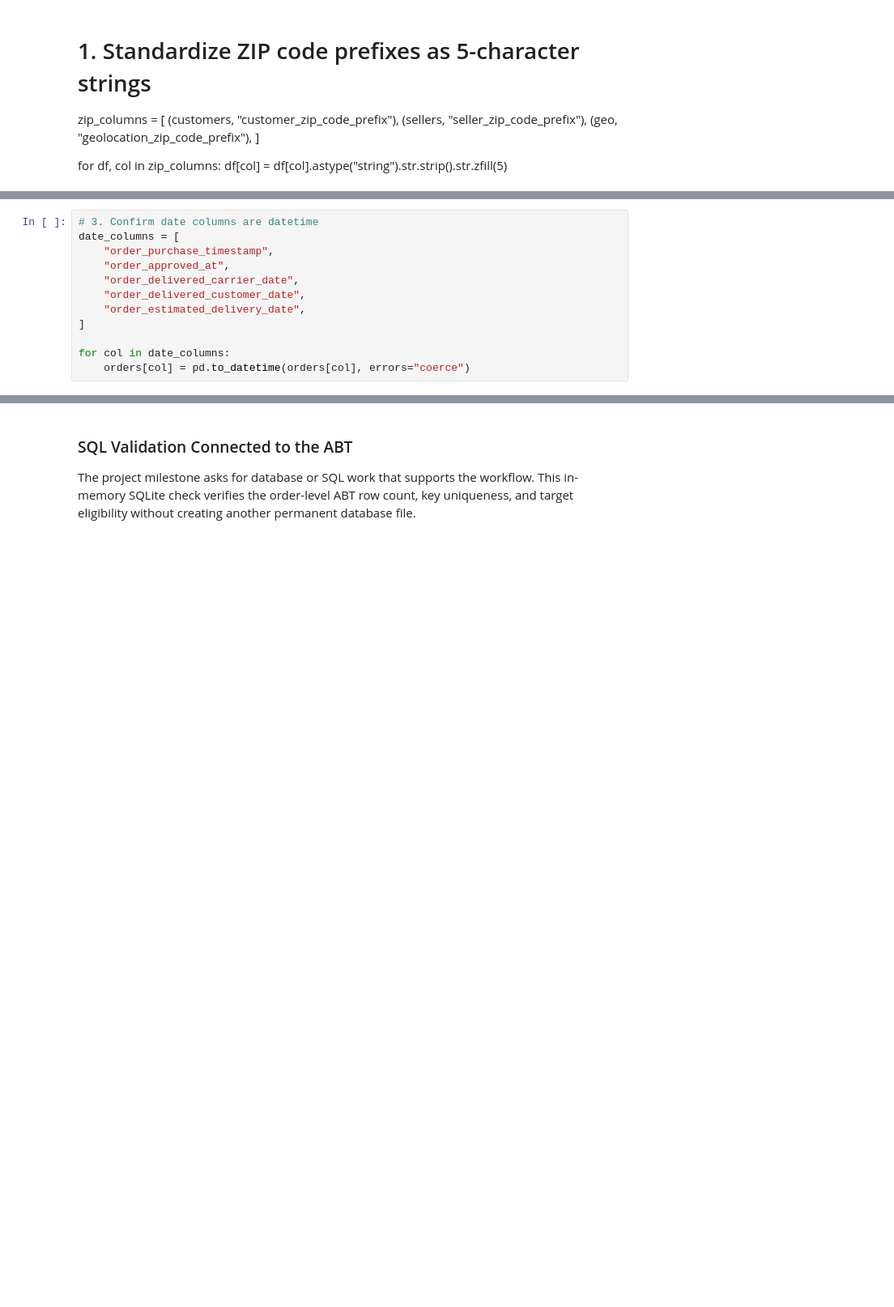
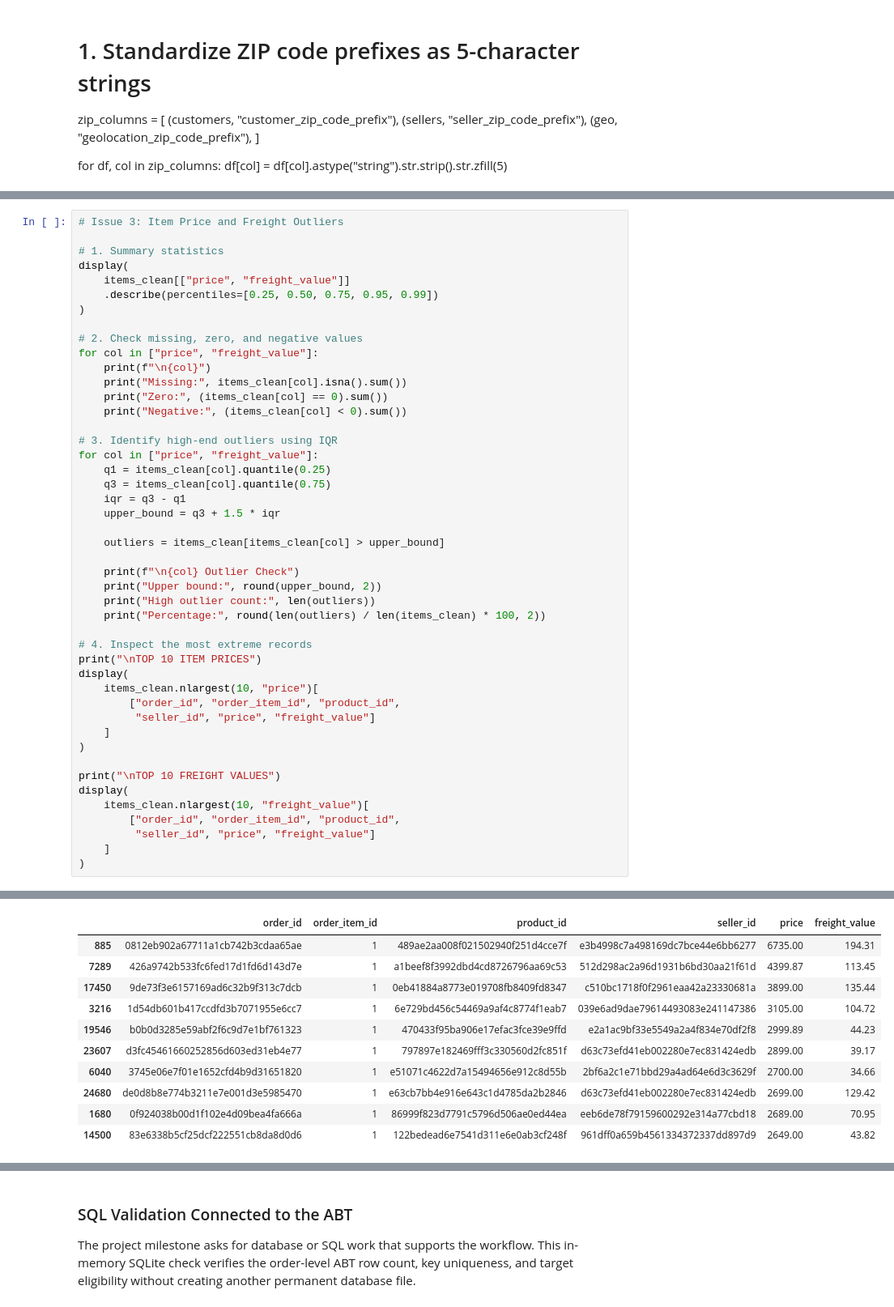
Before and after one commit to Jade-Jung/ban6003-project-option-2-hyejung-jung, a Jupyter notebook: notebooks/olist_project_starter.ipynb, the cells around one changed output, grey strips where cells are left out. Shown at 81% size. Cells and saved outputs as stored; diff of their text form; blank space fills up the shorter version.

```diff
--- a/notebooks/olist_project_starter.ipynb
+++ b/notebooks/olist_project_starter.ipynb
@@ -1591,12 +1579,0 @@ for df, col in [
-# %%
-# 3. Confirm date columns are datetime
-date_columns = [
-    "order_purchase_timestamp",
-    "order_approved_at",
-    "order_delivered_carrier_date",
-    "order_delivered_customer_date",
-    "order_estimated_delivery_date",
-]
-
-for col in date_columns:
-    orders[col] = pd.to_datetime(orders[col], errors="coerce")
@@ -1638,0 +1728,47 @@ dtype: object
+# %%
+# Issue 3: Item Price and Freight Outliers
+
+# 1. Summary statistics
+display(
+    items_clean[["price", "freight_value"]]
+    .describe(percentiles=[0.25, 0.50, 0.75, 0.95, 0.99])
+)
+
+# 2. Check missing, zero, and negative values
+for col in ["price", "freight_value"]:
+    print(f"\n{col}")
+    print("Missing:", items_clean[col].isna().sum())
+    print("Zero:", (items_clean[col] == 0).sum())
+    print("Negative:", (items_clean[col] < 0).sum())
+
+# 3. Identify high-end outliers using IQR
+for col in ["price", "freight_value"]:
+    q1 = items_clean[col].quantile(0.25)
+    q3 = items_clean[col].quantile(0.75)
+    iqr = q3 - q1
+    upper_bound = q3 + 1.5 * iqr
+
+    outliers = items_clean[items_clean[col] > upper_bound]
+
+    print(f"\n{col} Outlier Check")
+    print("Upper bound:", round(upper_bound, 2))
+    print("High outlier count:", len(outliers))
+    print("Percentage:", round(len(outliers) / len(items_clean) * 100, 2))
+
+# 4. Inspect the most extreme records
+print("\nTOP 10 ITEM PRICES")
+display(
+    items_clean.nlargest(10, "price")[
+        ["order_id", "order_item_id", "product_id",
+         "seller_id", "price", "freight_value"]
+    ]
+)
+
+print("\nTOP 10 FREIGHT VALUES")
+display(
+    items_clean.nlargest(10, "freight_value")[
+        ["order_id", "order_item_id", "product_id",
+         "seller_id", "price", "freight_value"]
+    ]
+)
+# %% [output]
@@ -1638,0 +1803,11 @@ dtype: object
+|  | order_id | order_item_id | product_id | seller_id | price | freight_value |
+| 885 | 0812eb902a67711a1cb742b3cdaa65ae | 1 | 489ae2aa008f021502940f251d4cce7f | e3b4998c7a498169dc7bce44e6bb6277 | 6735.00 | 194.31 |
+| 7289 | 426a9742b533fc6fed17d1fd6d143d7e | 1 | a1beef8f3992dbd4cd8726796aa69c53 | 512d298ac2a96d1931b6bd30aa21f61d | 4399.87 | 113.45 |
+| 17450 | 9de73f3e6157169ad6c32b9f313c7dcb | 1 | 0eb41884a8773e019708fb8409fd8347 | c510bc1718f0f2961eaa42a23330681a | 3899.00 | 135.44 |
+| 3216 | 1d54db601b417ccdfd3b7071955e6cc7 | 1 | 6e729bd456c54469a9af4c8774f1eab7 | 039e6ad9dae79614493083e241147386 | 3105.00 | 104.72 |
+| 19546 | b0b0d3285e59abf2f6c9d7e1bf761323 | 1 | 470433f95ba906e17efac3fce39e9ffd | e2a1ac9bf33e5549a2a4f834e70df2f8 | 2999.89 | 44.23 |
+| 23607 | d3fc45461660252856d603ed31eb4e77 | 1 | 797897e182469fff3c330560d2fc851f | d63c73efd41eb002280e7ec831424edb | 2899.00 | 39.17 |
+| 6040 | 3745e06e7f01e1652cfd4b9d31651820 | 1 | e51071c4622d7a15494656e912c8d55b | 2bf6a2c1e71bbd29a4ad64e6d3c3629f | 2700.00 | 34.66 |
+| 24680 | de0d8b8e774b3211e7e001d3e5985470 | 1 | e63cb7bb4e916e643c1d4785da2b2846 | d63c73efd41eb002280e7ec831424edb | 2699.00 | 129.42 |
+| 1680 | 0f924038b00d1f102e4d09bea4fa666a | 1 | 86999f823d7791c5796d506ae0ed44ea | eeb6de78f79159600292e314a77cbd18 | 2689.00 | 70.95 |
+| 14500 | 83e6338b5cf25dcf222551cb8da8d0d6 | 1 | 122bedead6e7541d311e6e0ab3cf248f | 961dff0a659b4561334372337dd897d9 | 2649.00 | 43.82 |
```
Also changed, not shown: parts of 23 cells of this notebook, 1 other file.
